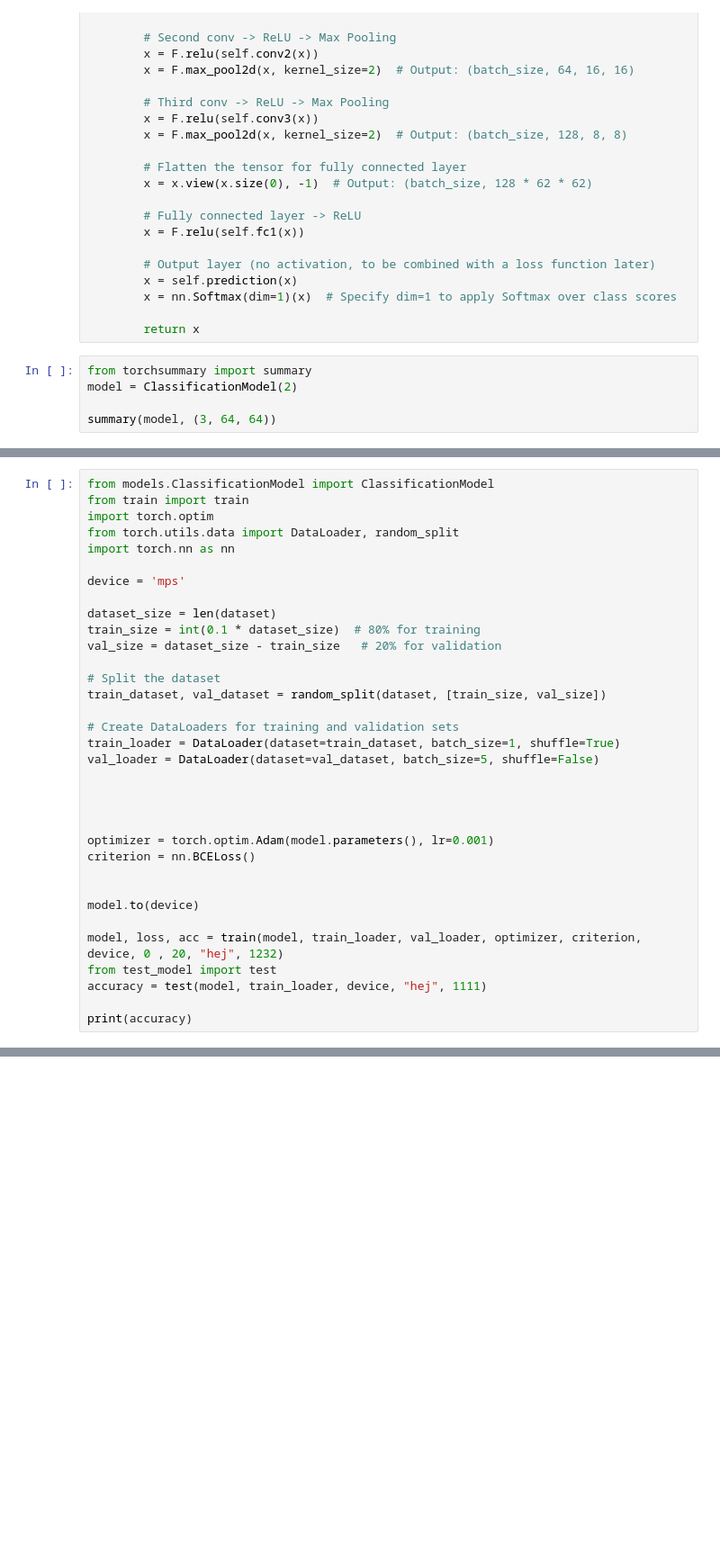
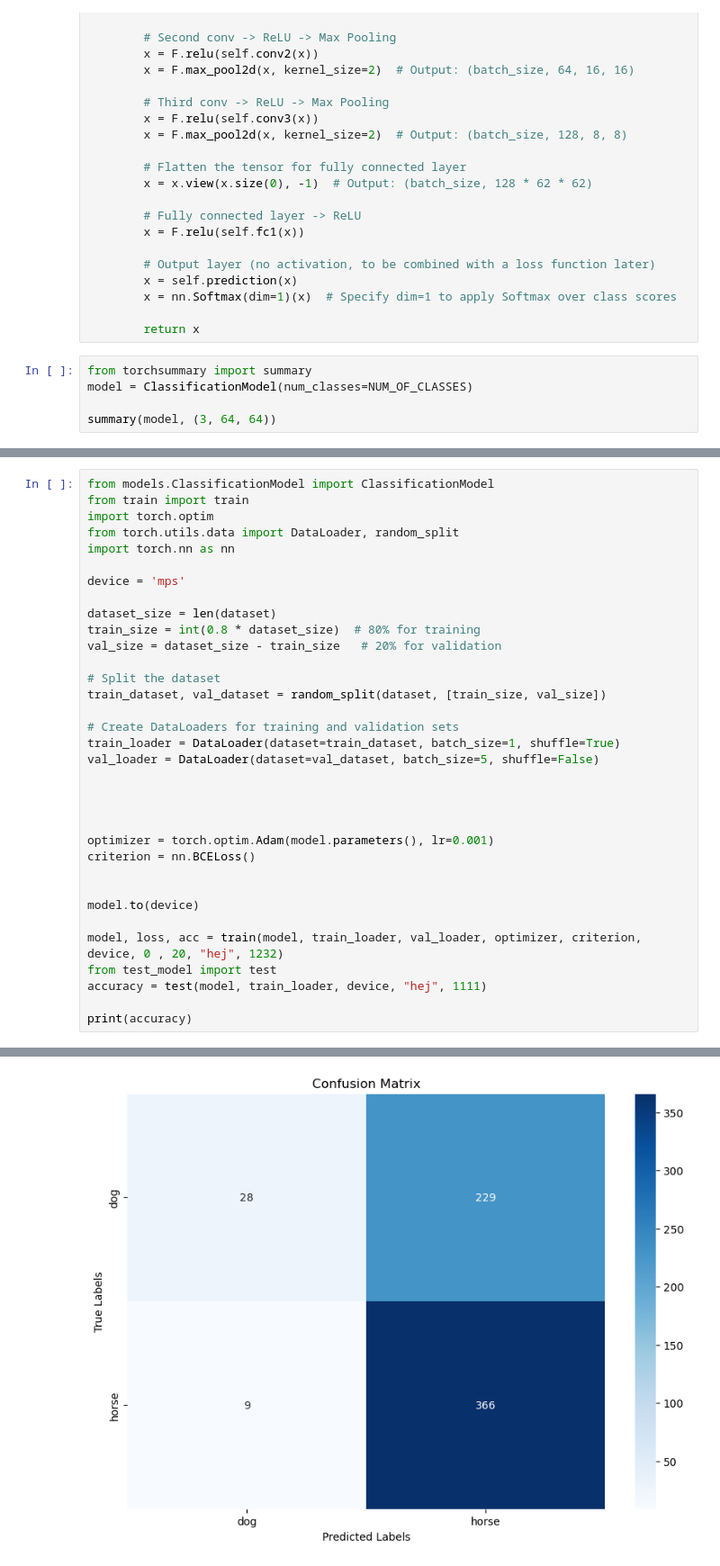
Before and after one commit to Cizako/Classification-Game, a Jupyter notebook: classification.ipynb, the cells around one changed output, grey strips where cells are left out. Shown: that part at 90% size. Cells and saved outputs as stored; diff of their text form; blank space fills up the shorter version.

```diff
--- a/classification.ipynb
+++ b/classification.ipynb
@@ -70,6 +73,6 @@ class ClassificationModel(nn.Module):
         return x
 # %%
 from torchsummary import summary
-model = ClassificationModel(2)
+model = ClassificationModel(num_classes=NUM_OF_CLASSES)
 
 summary(model, (3, 64, 64))
@@ -83,7 +105,7 @@ import torch.nn as nn
 device = 'mps'
 
 dataset_size = len(dataset)
-train_size = int(0.1 * dataset_size)  # 80% for training
+train_size = int(0.8 * dataset_size)  # 80% for training
 val_size = dataset_size - train_size   # 20% for validation
 
 # Split the dataset
@@ -107,3 +129,4 @@ from test_model import test
 accuracy = test(model, train_loader, device, "hej", 1111)
 
 print(accuracy)
+# %% [output]
@@ -109,0 +151 @@ print(accuracy)
+[figure, added]
```
Also changed, not shown: parts of 3 cells of this notebook.
